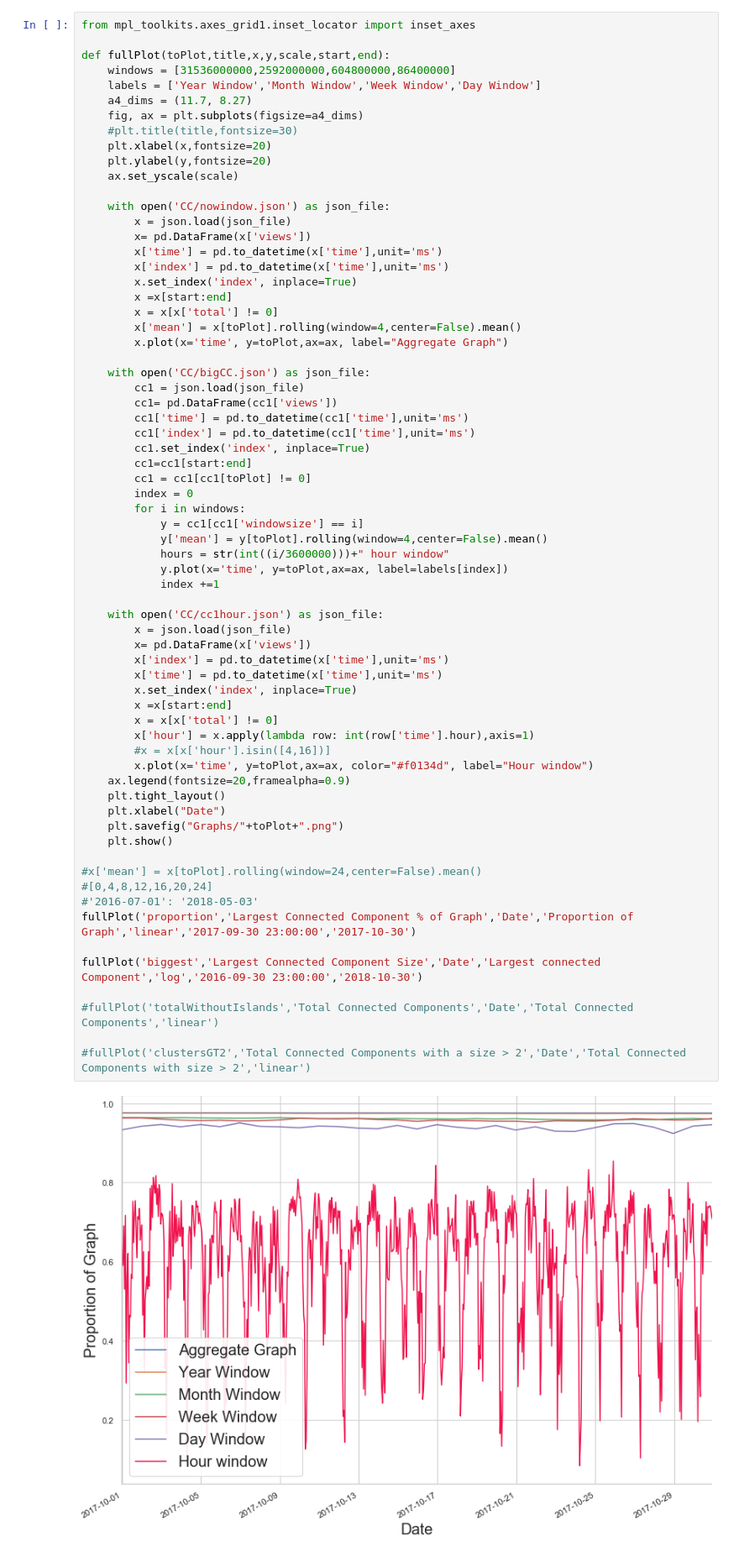
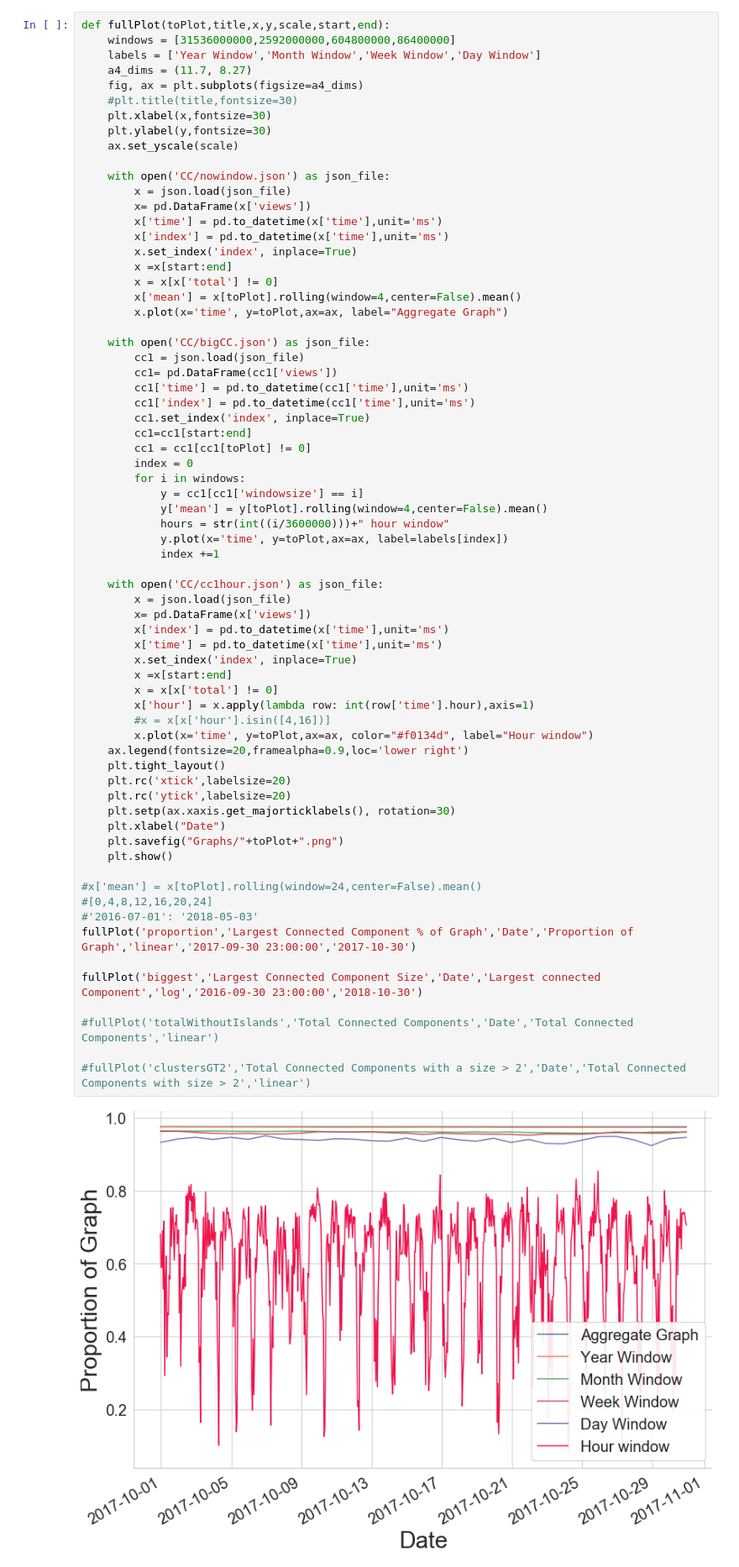
Before and after one commit to miratepuffin/Raphtory-Plots, a Jupyter notebook: Gab Plots.ipynb, the cells around one changed output. Shown at 84% size. Saved outputs shown, nothing was run; the diff lists cells and outputs as text.

```diff
--- a/Gab Plots.ipynb
+++ b/Gab Plots.ipynb
@@ -26,16 +26,14 @@ sns.set_palette('deep')
 import warnings
 warnings.filterwarnings('ignore')
 # %%
-from mpl_toolkits.axes_grid1.inset_locator import inset_axes
-
 def fullPlot(toPlot,title,x,y,scale,start,end):
     windows = [31536000000,2592000000,604800000,86400000]
     labels = ['Year Window','Month Window','Week Window','Day Window']
     a4_dims = (11.7, 8.27)
     fig, ax = plt.subplots(figsize=a4_dims)
     #plt.title(title,fontsize=30)
-    plt.xlabel(x,fontsize=20)
-    plt.ylabel(y,fontsize=20)
+    plt.xlabel(x,fontsize=30)
+    plt.ylabel(y,fontsize=30)
     ax.set_yscale(scale)
 
     with open('CC/nowindow.json') as json_file:
@@ -65,32 +63,35 @@ def fullPlot(toPlot,title,x,y,scale,start,end):
             y.plot(x='time', y=toPlot,ax=ax, label=labels[index])
             index +=1
 
     with open('CC/cc1hour.json') as json_file:
         x = json.load(json_file)
         x= pd.DataFrame(x['views'])
         x['index'] = pd.to_datetime(x['time'],unit='ms')
         x['time'] = pd.to_datetime(x['time'],unit='ms')
         x.set_index('index', inplace=True)
         x =x[start:end]
         x = x[x['total'] != 0]
         x['hour'] = x.apply(lambda row: int(row['time'].hour),axis=1)
         #x = x[x['hour'].isin([4,16])]
         x.plot(x='time', y=toPlot,ax=ax, color="#f0134d", label="Hour window")
-    ax.legend(fontsize=20,framealpha=0.9)
+    ax.legend(fontsize=20,framealpha=0.9,loc='lower right')
     plt.tight_layout()
+    plt.rc('xtick',labelsize=20)
+    plt.rc('ytick',labelsize=20)
+    plt.setp(ax.xaxis.get_majorticklabels(), rotation=30)
     plt.xlabel("Date")
     plt.savefig("Graphs/"+toPlot+".png")
     plt.show()
 
 #x['mean'] = x[toPlot].rolling(window=24,center=False).mean()
 #[0,4,8,12,16,20,24]
 #'2016-07-01': '2018-05-03'
 fullPlot('proportion','Largest Connected Component % of Graph','Date','Proportion of Graph','linear','2017-09-30 23:00:00','2017-10-30')
 
 fullPlot('biggest','Largest Connected Component Size','Date','Largest connected Component','log','2016-09-30 23:00:00','2018-10-30')
 
 #fullPlot('totalWithoutIslands','Total Connected Components','Date','Total Connected Components','linear')
 
 #fullPlot('clustersGT2','Total Connected Components with a size > 2','Date','Total Connected Components with size > 2','linear')
 # %% [output]
-[figure, old version]
+[figure, new version]
```
Also changed, not shown: parts of 6 cells of this notebook, 8 other files.
